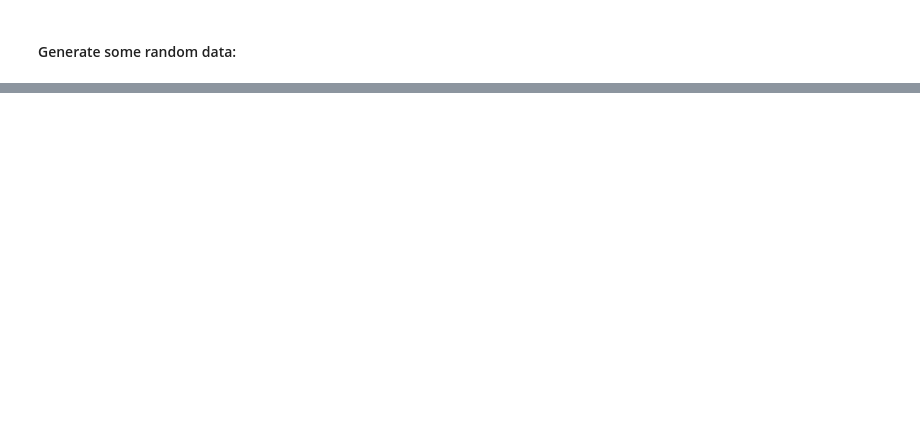
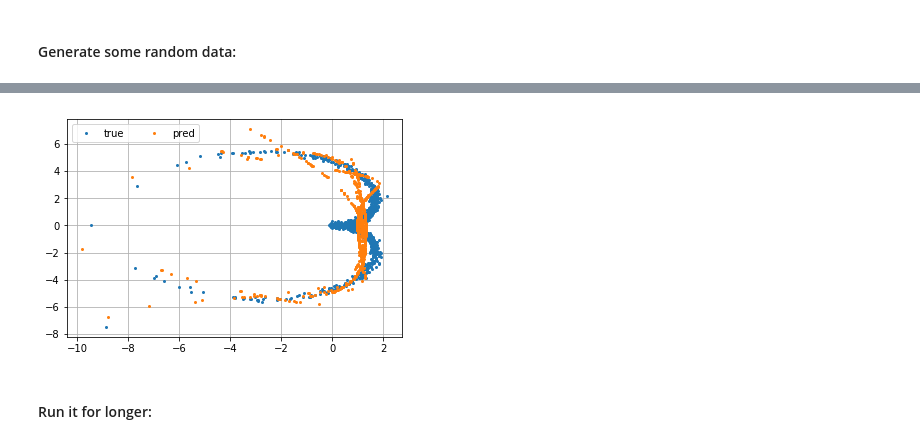
Before and after one commit to deborsheesen/Bayesian-NN-dimension-reduction, a Jupyter notebook: HMC.ipynb, the cells around one changed output, grey strips where cells are left out. Saved outputs shown, nothing was run; the diff lists cells and outputs as text; code cells hidden in the pictures; blank space fills up the shorter version.

```diff
--- a/HMC.ipynb
+++ b/HMC.ipynb
@@ -80,0 +99,20 @@ print("Loss:", nn.MSELoss()(nn_model(x), y))
+# %%
+nn_model = copy.deepcopy(nn_model2)
+
+niter = 10**5
+lr = 1e-1
+rho = 1+2e-6
+kappa = 0
+
+start = time()
+for epoch in range(niter) :
+    loss = nn.MSELoss()(nn_model(x), ytrue)
+    loss.backward(retain_graph=True)
+    for param in nn_model.parameters() :
+        param.data -= lr*param.grad.data + kappa*torch.randn(np.shape(param))
+        param.grad.data.zero_()
+    x.data -= lr*x.grad.data + kappa*torch.randn(np.shape(x))
+    x.grad.data.zero_()
+    lr /= rho
+    if (epoch+1)%(niter/10) == 0 :
+        print("Epoch: %d, loss: %.4f, time: %.1f sec" % (epoch+1, loss, time()-start))
@@ -80,0 +130,10 @@ print("Loss:", nn.MSELoss()(nn_model(x), y))
+# %%
+ypred = nn_model(x)
+plt.plot(list(ytrue[:,0]), list(ytrue[:,1]), 'o', markersize=2, label="true")
+plt.plot(list(ypred[:,0]), list(ypred[:,1]), 'o', markersize=2, label="pred")
+plt.legend(ncol=2)
+plt.grid(True)
+# %% [output]
+[figure, added]
+# %% [markdown]
+#### Run it for longer:
```
Also changed, not shown: parts of 45 cells of this notebook, 2 other files.
